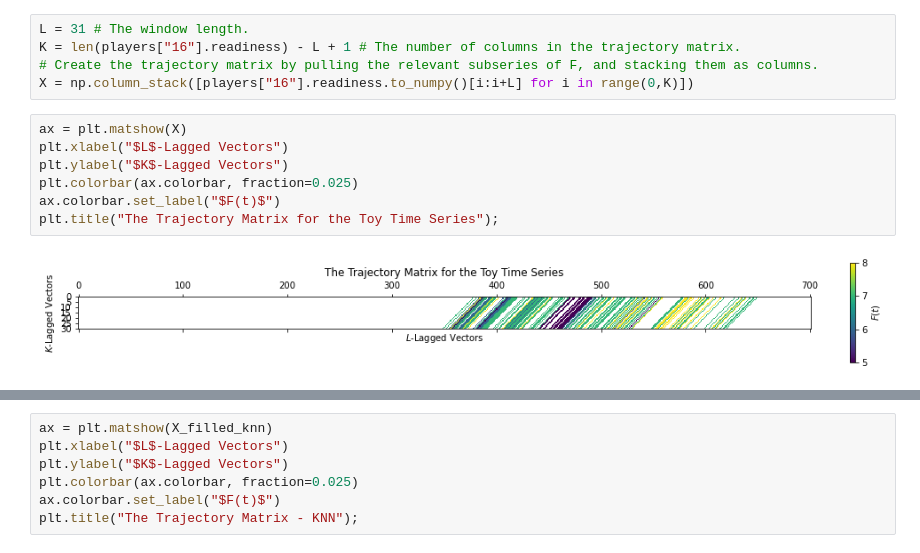
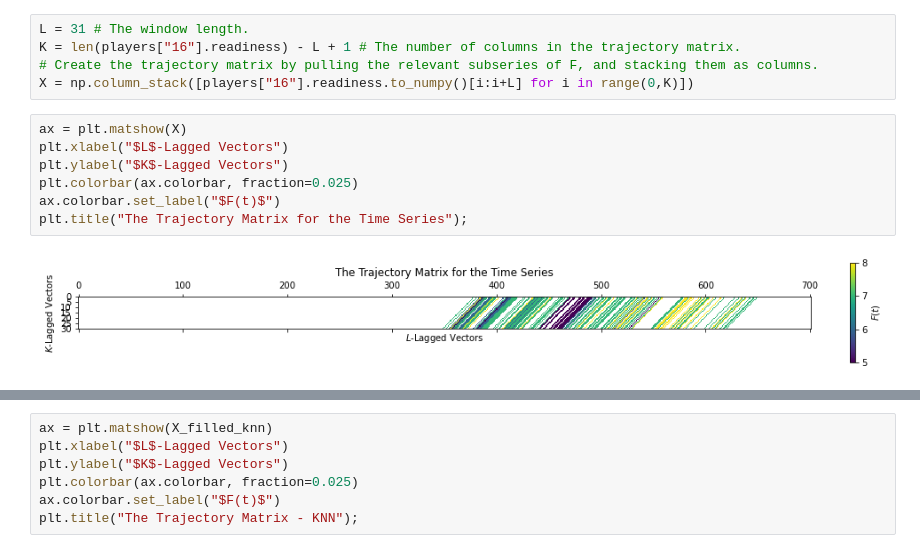
Before and after one commit to matthiasboeker/soccer-sensor, a Jupyter notebook: notebooks/explorative_analysis_missing_data.ipynb, the cells around one changed output, grey strips where cells are left out. Drawn from its saved outputs; the diff is of its cells as text.

```diff
--- a/notebooks/explorative_analysis_missing_data.ipynb
+++ b/notebooks/explorative_analysis_missing_data.ipynb
@@ -78,10 +81,10 @@ X = np.column_stack([players["16"].readiness.to_numpy()[i:i+L] for i in range(0,
 # %%
 ax = plt.matshow(X)
 plt.xlabel("$L$-Lagged Vectors")
 plt.ylabel("$K$-Lagged Vectors")
 plt.colorbar(ax.colorbar, fraction=0.025)
 ax.colorbar.set_label("$F(t)$")
-plt.title("The Trajectory Matrix for the Toy Time Series");
+plt.title("The Trajectory Matrix for the Time Series");
 # %% [output]
-[figure, old version]
+[figure, new version]
 # %%
```
Also changed, not shown: parts of 5 cells of this notebook.
